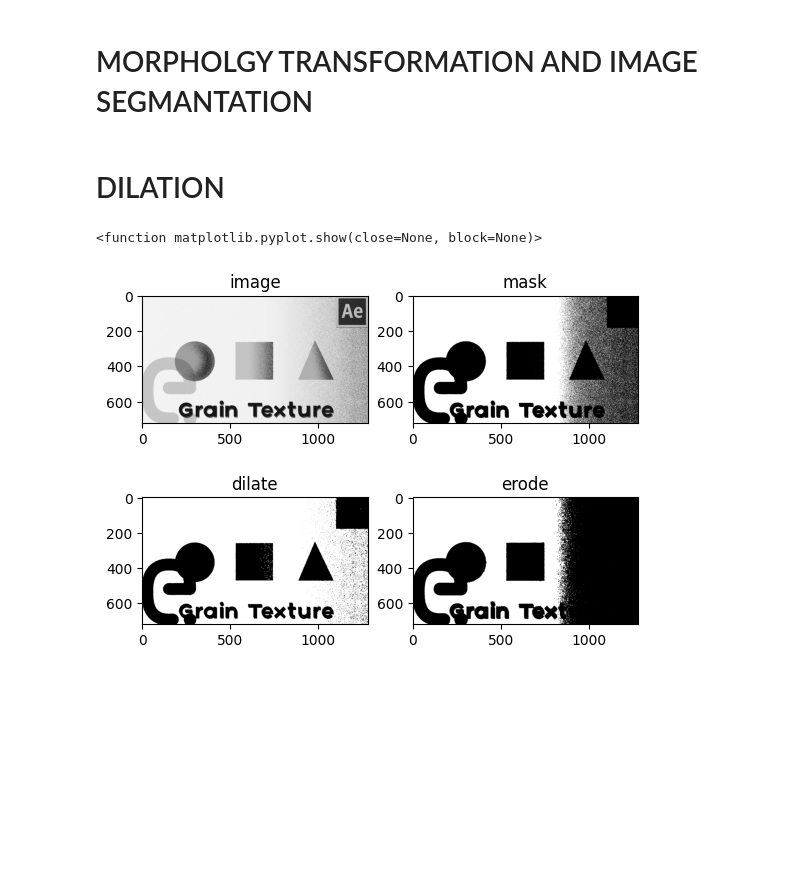
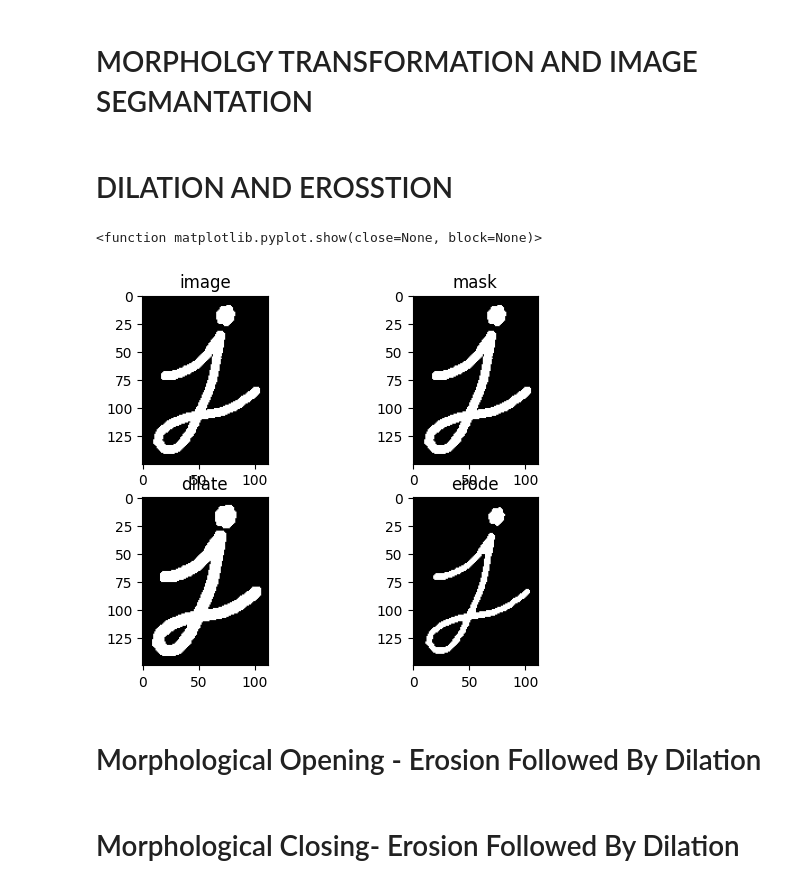
Before and after one commit to Vishnujayaraman/sem-4, a Jupyter notebook: MORPHOLGY TRANSFORMATION AND IMAGE SEGMANTATION.ipynb, the cells around one changed output. Cells and saved outputs as stored; diff of their text form; code cells hidden in the pictures; blank space fills up the shorter version.

```diff
--- a/MORPHOLGY TRANSFORMATION AND IMAGE SEGMANTATION.ipynb
+++ b/MORPHOLGY TRANSFORMATION AND IMAGE SEGMANTATION.ipynb
@@ -1,24 +1,26 @@
 # %% [markdown]
 # MORPHOLGY TRANSFORMATION AND IMAGE SEGMANTATION
 # %% [markdown]
-# DILATION
+# DILATION AND EROSSTION
 # %%
 import cv2 as cv
 import matplotlib.pyplot as plt
 import numpy as np
 # %%
-img=cv.imread("noise.jpeg",0)
+img=cv.imread("C:/Users/admin/Downloads/j.png",0)
 img=cv.cvtColor(img,cv.COLOR_BGR2RGB)
 _,mask=cv.threshold(img,220,255,cv.THRESH_BINARY)
 kernal=np.ones((3,3),np.uint8)
 dilation=cv.dilate(mask,kernal,iterations=1)
 erode=cv.erode(mask,kernal,iterations=1)
 titles=['image','mask','dilate','erode']
 images=[img,mask,dilation,erode]
 for i in range(len(images)):
     plt.subplot(2,2,i+1),plt.imshow(images[i])
     plt.title(titles[i])
 plt.show
 # %% [output]
 <function matplotlib.pyplot.show(close=None, block=None)>
-[figure, old version]
+[figure, new version]
+# %% [markdown]
+# Morphological Opening - Erosion Followed By Dilation
@@ -24,0 +34,2 @@ plt.show
+# %% [markdown]
+# Morphological Closing- Erosion Followed By Dilation
```
Also changed, not shown: parts of 14 cells of this notebook.
